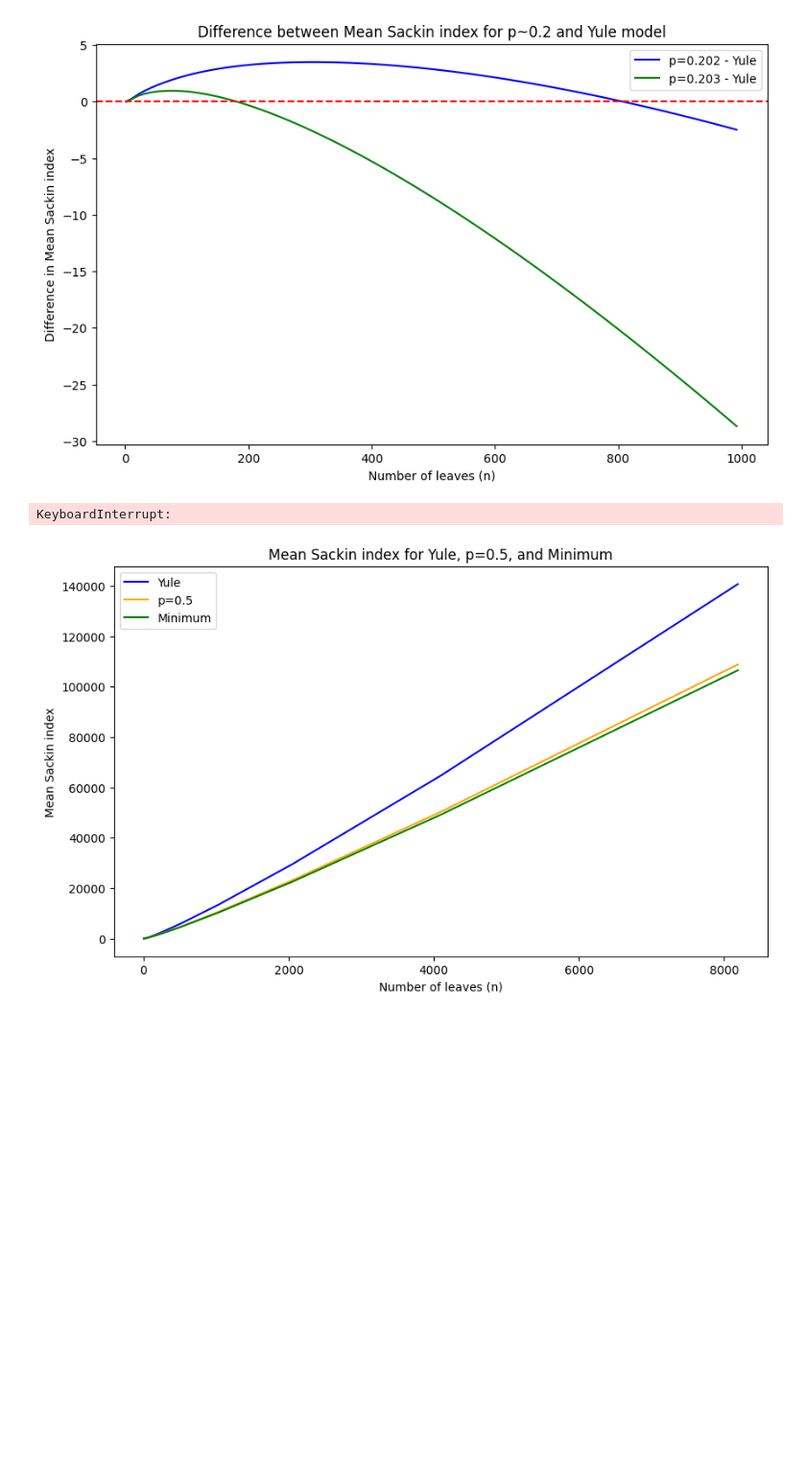
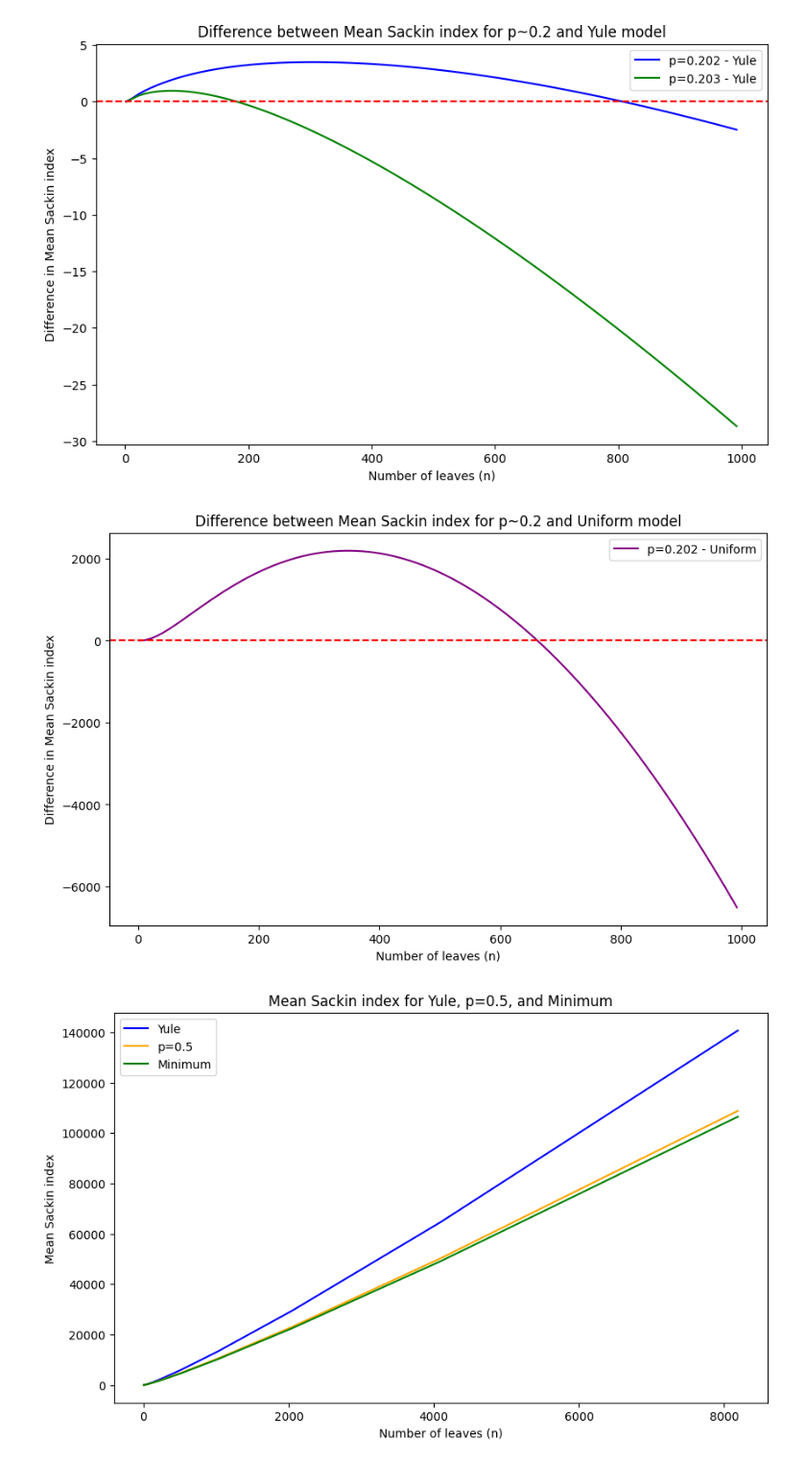
Before and after one commit to dbauman18/biased_speciation_calculation, a Jupyter notebook: biased_speciation.ipynb, the cells around one changed output. Shown at 96% size. Drawn from its saved outputs; the diff is of its cells as text; code cells hidden in the pictures; blank space fills up the shorter version.

```diff
--- a/biased_speciation.ipynb
+++ b/biased_speciation.ipynb
@@ -253,25 +281,20 @@ plt.legend()
 plt.show()
 # %% [output]
 [figure]
-# %%
-# Plot the yule mean, p=0.5, and minimum value
-N = range(2, 5000, 50)
-
-yule = [sackin_yule(n) for n in N]
-p05 = [sackin_mean_const_p_stable(n, 0.5, digits= max(40, n//2)) for n in N]
-minimum = [min_sackin(n) for n in N]
-
-plt.figure(figsize=(10, 6))
-plt.plot(N, yule, label="Yule", color='blue')
-plt.plot(N, p05, label="p=0.5", color='orange')
-plt.plot(N, minimum, label="Minimum", color='green')
-plt.xlabel("Number of leaves (n)")
-plt.ylabel("Mean Sackin index")
-plt.title("Mean Sackin index for Yule, p=0.5, and Minimum")
-plt.legend()
-plt.show()
-# %% [output]
-KeyboardInterrupt:
+# %%
+# Do same for Uniform model
+s = 0.02
+diff = [sackin_mean_const_p(n, s) - sackin_uniform(n) for n in N]
+plt.figure(figsize=(10, 6))
+plt.plot(N, diff, label=f"p={s1} - Uniform", color='purple')
+plt.axhline(0, color='red', linestyle='dashed')
+plt.xlabel("Number of leaves (n)")
+plt.ylabel("Difference in Mean Sackin index")
+plt.title("Difference between Mean Sackin index for p~0.2 and Uniform model")
+plt.legend()
+plt.show()
+# %% [output]
+[figure, added]
 # %%
 N = [2, 4, 8, 16, 32, 64, 128, 256, 512, 1024, 2048, 4096, 8192]
 
```
Also changed, not shown: parts of 19 cells of this notebook.
